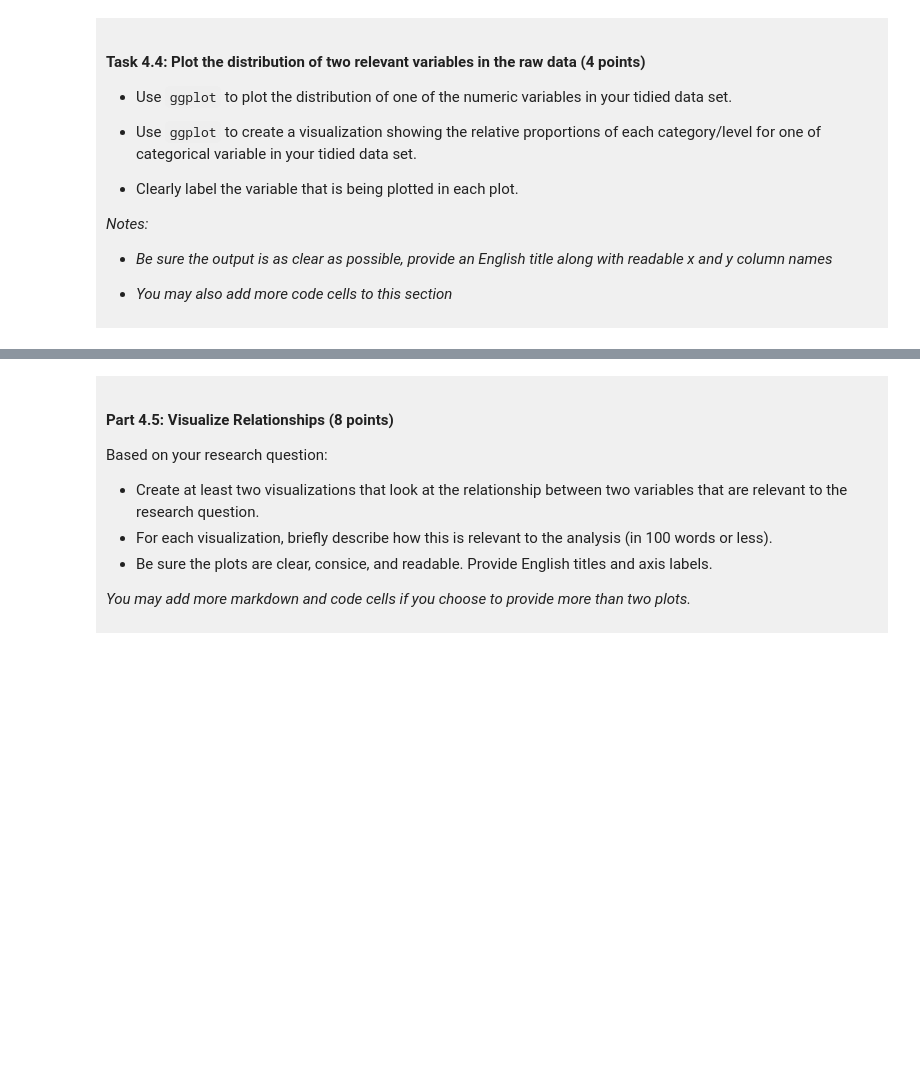
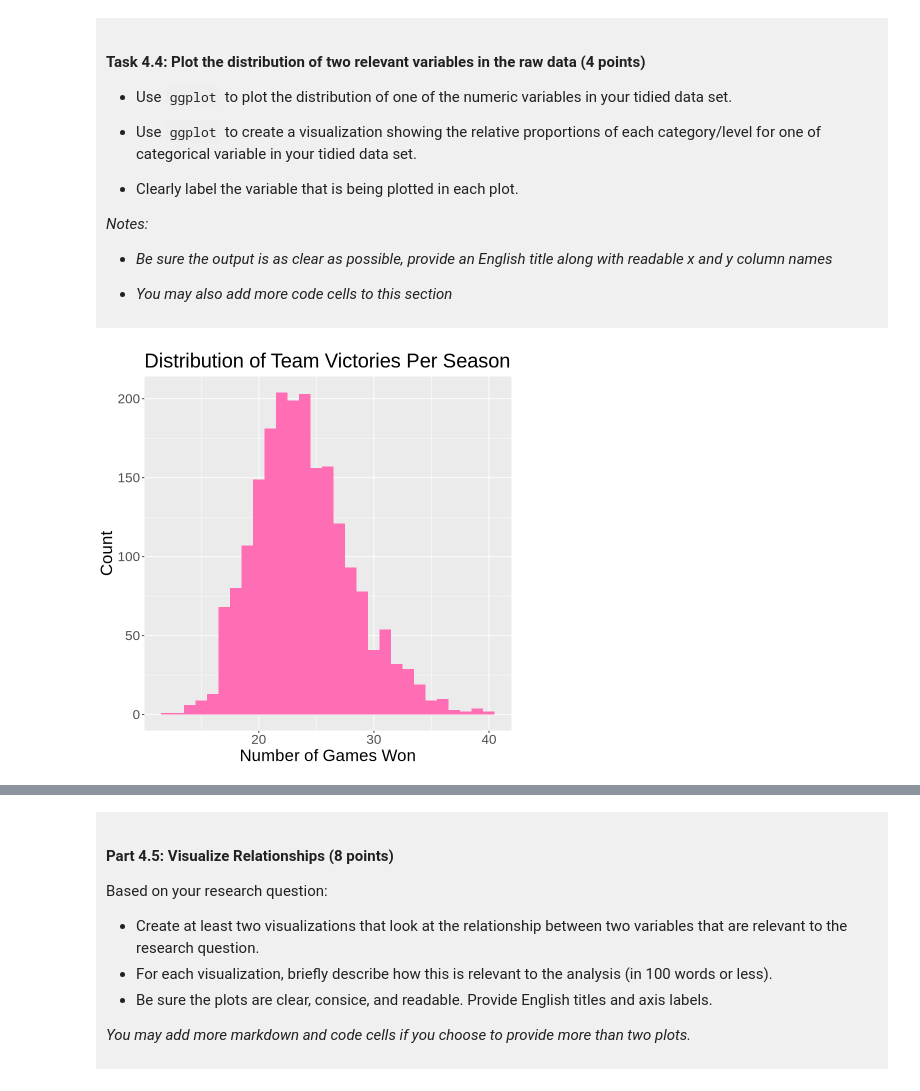
Before and after one commit to paxwatson/DSCI_100_Project_2026, a Jupyter notebook: dsci-100-project-notebook.ipynb, the cells around one changed output, grey strips where cells are left out. Drawn from its saved outputs; the diff is of its cells as text; code cells hidden in the pictures; blank space fills up the shorter version.

```diff
--- a/dsci-100-project-notebook.ipynb
+++ b/dsci-100-project-notebook.ipynb
@@ -305,4 +393,12 @@ You will refine your research question (if needed) and produce a tidy data set.
 
 </div>
 # %%
-### EDIT THIS CODE CELL FOR PLOT 1 ###
+options(repr.plot.height = 7, repr.plot.width = 7)
+win_plot <- womens_basketball |>
+                ggplot(aes(x = total_wins)) +
+                geom_histogram(binwidth = 1, fill = "hotpink1") +
+                labs(x = "Number of Games Won", y = "Count", title = "Distribution of Team Victories Per Season") +
+                theme(text = element_text(size = 20))
+win_plot
+# %% [output]
+[figure, added]
```
Also changed, not shown: parts of 16 cells of this notebook.
